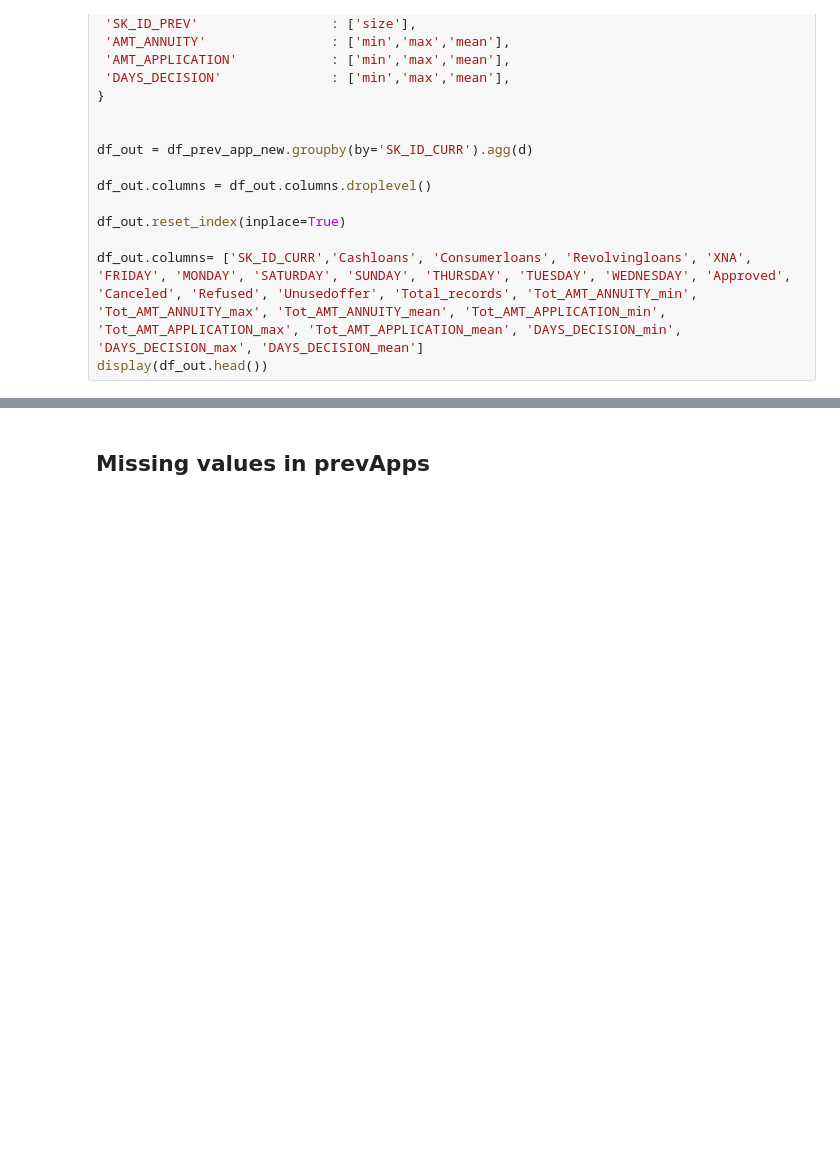
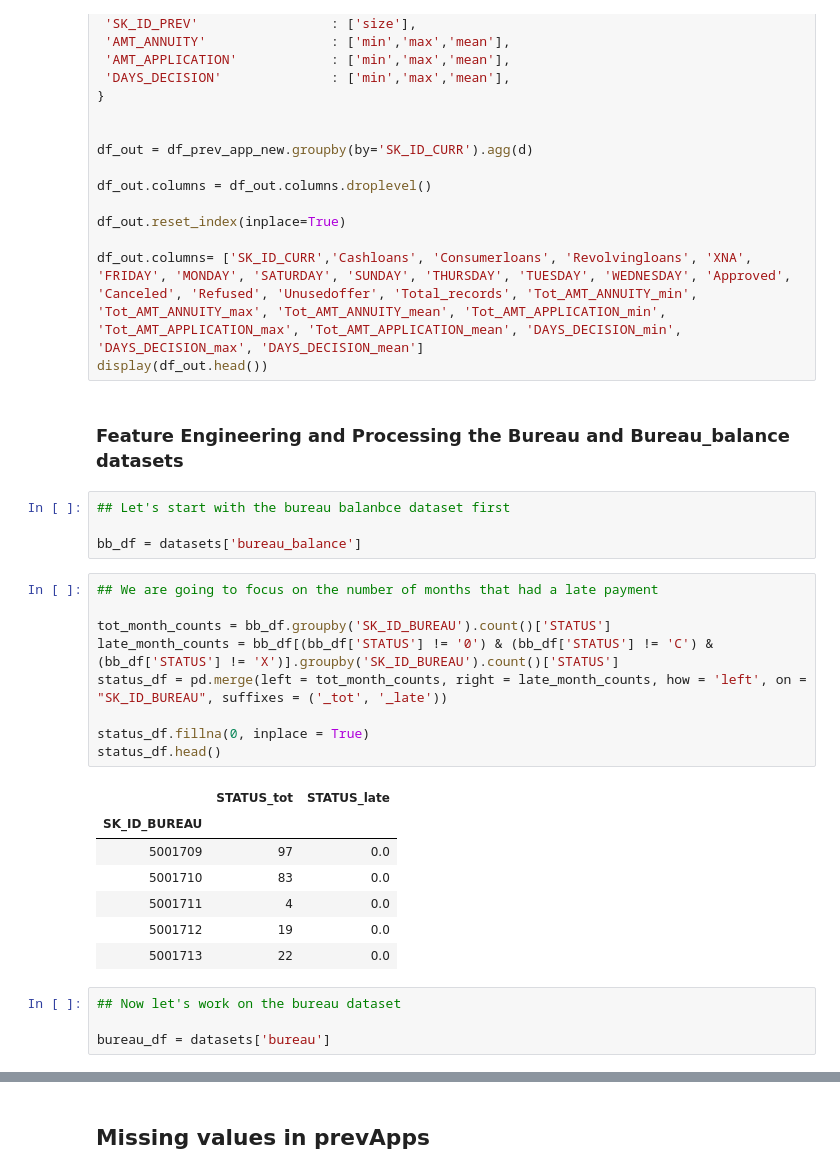
Before and after one commit to kpimparkar/SP20_AML_Project, a Jupyter notebook: Group11_Phase1_Notebook.ipynb, the cells around one changed output, grey strips where cells are left out. Drawn from its saved outputs; the diff is of its cells as text; blank space fills up the shorter version.

```diff
--- a/Group11_Phase1_Notebook.ipynb
+++ b/Group11_Phase1_Notebook.ipynb
@@ -1146,3 +1146,30 @@ df_out.reset_index(inplace=True)
 
 df_out.columns= ['SK_ID_CURR','Cashloans', 'Consumerloans', 'Revolvingloans', 'XNA', 'FRIDAY', 'MONDAY', 'SATURDAY', 'SUNDAY', 'THURSDAY', 'TUESDAY', 'WEDNESDAY', 'Approved', 'Canceled', 'Refused', 'Unusedoffer', 'Total_records', 'Tot_AMT_ANNUITY_min', 'Tot_AMT_ANNUITY_max', 'Tot_AMT_ANNUITY_mean', 'Tot_AMT_APPLICATION_min', 'Tot_AMT_APPLICATION_max', 'Tot_AMT_APPLICATION_mean', 'DAYS_DECISION_min', 'DAYS_DECISION_max', 'DAYS_DECISION_mean']
 display(df_out.head())
+# %% [markdown]
+### Feature Engineering and Processing the Bureau and Bureau_balance datasets
+# %%
+## Let's start with the bureau balanbce dataset first
+
+bb_df = datasets['bureau_balance']
+# %%
+## We are going to focus on the number of months that had a late payment
+
+tot_month_counts = bb_df.groupby('SK_ID_BUREAU').count()['STATUS']
+late_month_counts = bb_df[(bb_df['STATUS'] != '0') & (bb_df['STATUS'] != 'C') & (bb_df['STATUS'] != 'X')].groupby('SK_ID_BUREAU').count()['STATUS']
+status_df = pd.merge(left = tot_month_counts, right = late_month_counts, how = 'left', on = "SK_ID_BUREAU", suffixes = ('_tot', '_late'))
+
+status_df.fillna(0, inplace = True)
+status_df.head()
+# %% [output]
+|  | STATUS_tot | STATUS_late |
+| SK_ID_BUREAU |  |  |
+| 5001709 | 97 | 0.0 |
+| 5001710 | 83 | 0.0 |
+| 5001711 | 4 | 0.0 |
+| 5001712 | 19 | 0.0 |
+| 5001713 | 22 | 0.0 |
+# %%
+## Now let's work on the bureau dataset
+
+bureau_df = datasets['bureau']
```
Also changed, not shown: parts of 18 cells of this notebook.
